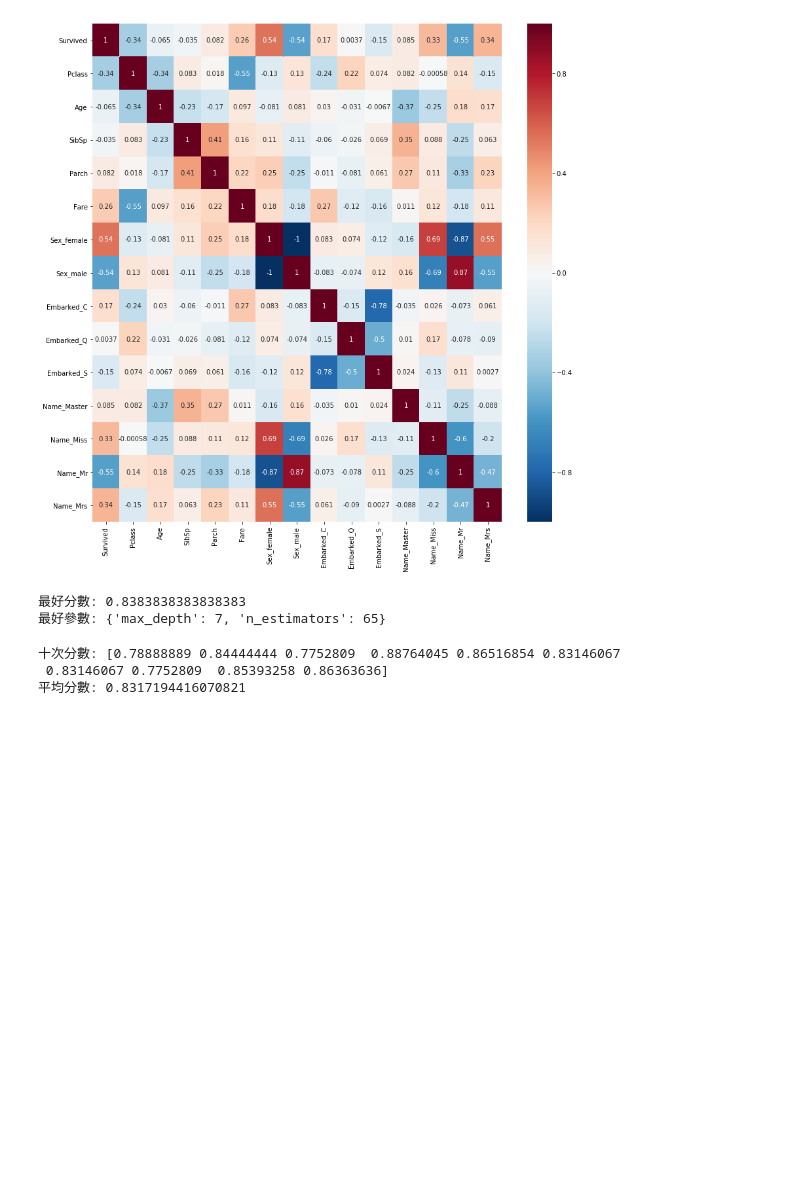
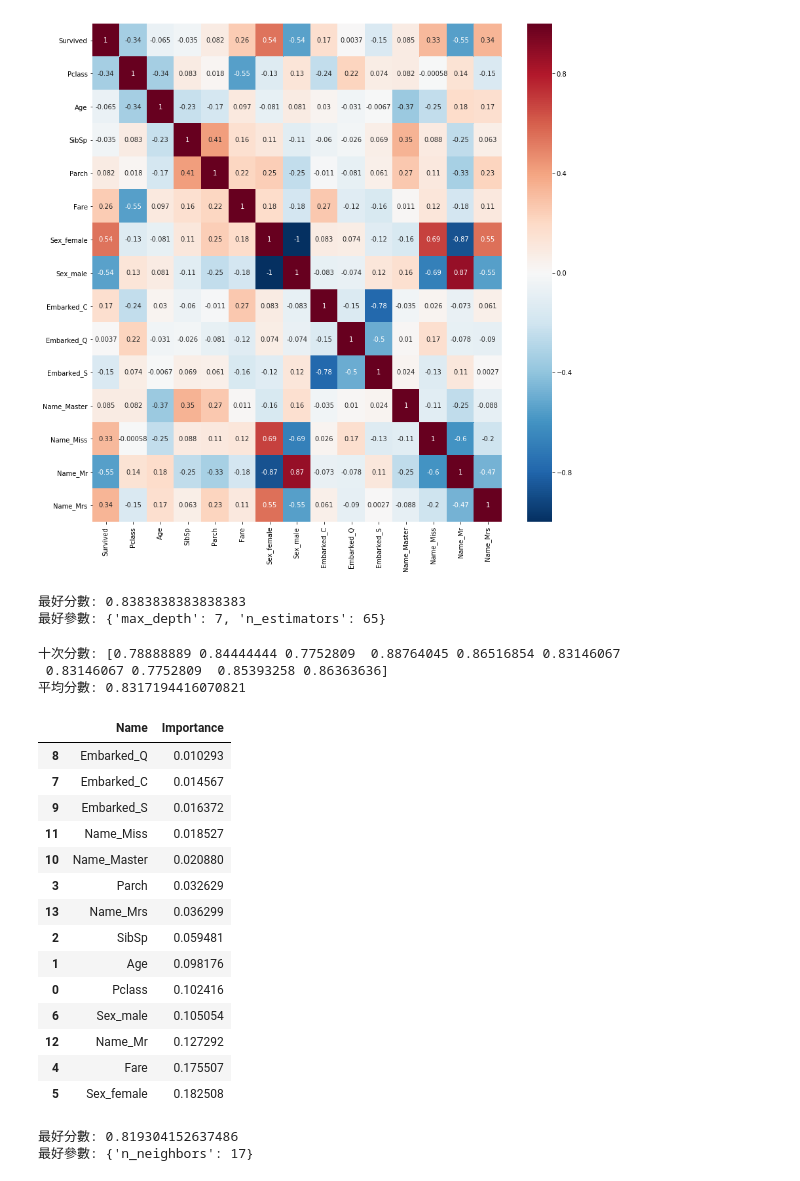
Before and after one commit to Elwing-Chou/MLTT, a Jupyter notebook: titanic.ipynb, the cells around one changed output. Saved outputs shown, nothing was run; the diff lists cells and outputs as text; code cells hidden in the pictures; blank space fills up the shorter version.

```diff
--- a/titanic.ipynb
+++ b/titanic.ipynb
@@ -235,3 +235,24 @@ result["PassengerId"] = test_id
 result["Survived"] = pre
 result.to_csv("titanic.csv", encoding="utf-8", index=False)
 files.download("titanic.csv")
+# %%
+i = pd.DataFrame()
+i["Name"] = x_train.columns
+i["Importance"] = clf.feature_importances_
+i.sort_values("Importance")
+# %% [output]
+|  | Name | Importance |
+| 8 | Embarked_Q | 0.010293 |
+| 7 | Embarked_C | 0.014567 |
+| 9 | Embarked_S | 0.016372 |
+| 11 | Name_Miss | 0.018527 |
+| 10 | Name_Master | 0.020880 |
+| 3 | Parch | 0.032629 |
+| 13 | Name_Mrs | 0.036299 |
+| 2 | SibSp | 0.059481 |
+| 1 | Age | 0.098176 |
+| 0 | Pclass | 0.102416 |
+| 6 | Sex_male | 0.105054 |
+| 12 | Name_Mr | 0.127292 |
+| 4 | Fare | 0.175507 |
+| 5 | Sex_female | 0.182508 |
@@ -237,0 +265,13 @@ files.download("titanic.csv")
+# %%
+from sklearn.neighbors import KNeighborsClassifier
+clf = KNeighborsClassifier()
+p = {
+    "n_neighbors":range(5, 100),
+}
+cv = GridSearchCV(clf, p, cv=10, n_jobs=4)
+cv.fit(x_train_scale, y_train)
+print("最好分數:", cv.best_score_)
+print("最好參數:", cv.best_params_)
+# %% [output]
+最好分數: 0.819304152637486
+最好參數: {'n_neighbors': 17}
```
Also changed, not shown: parts of 2 cells of this notebook.
